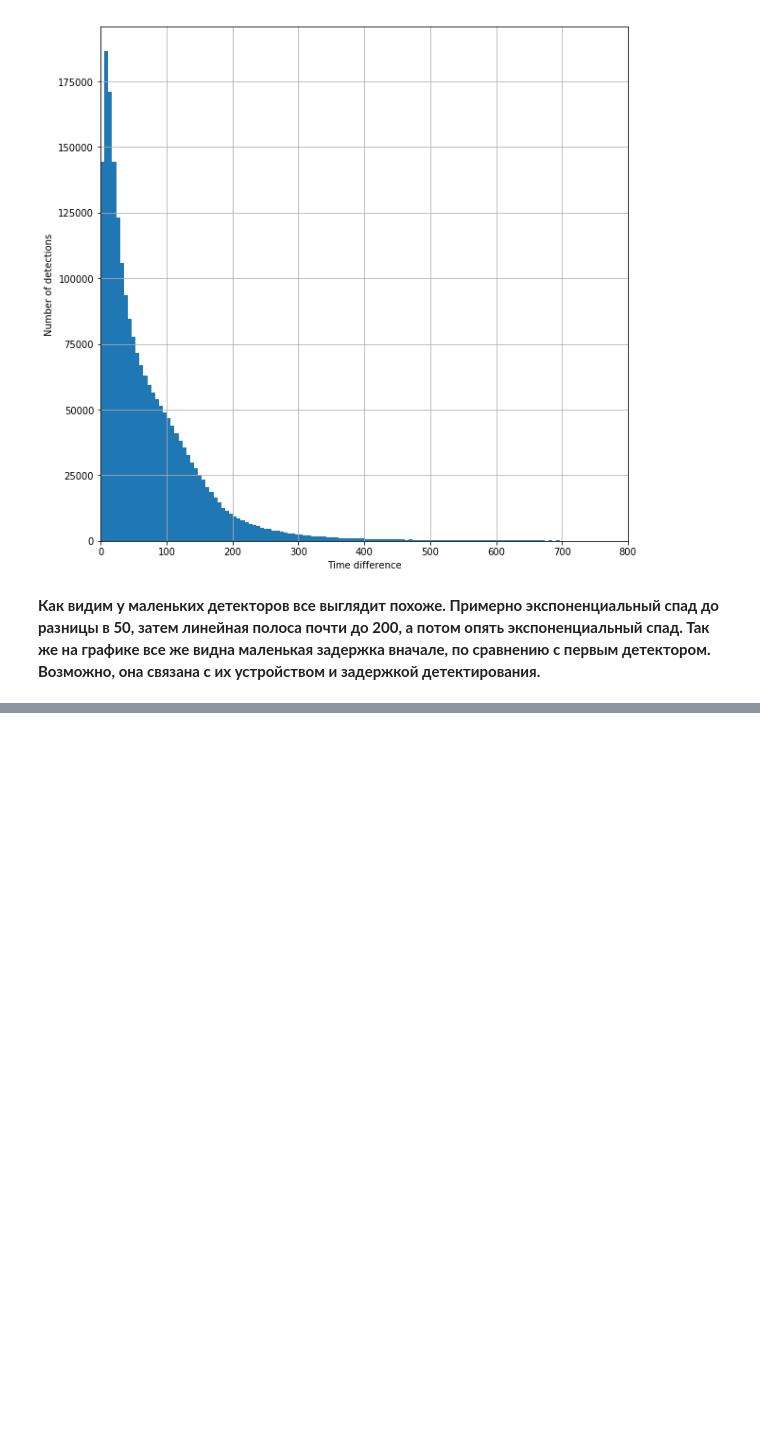
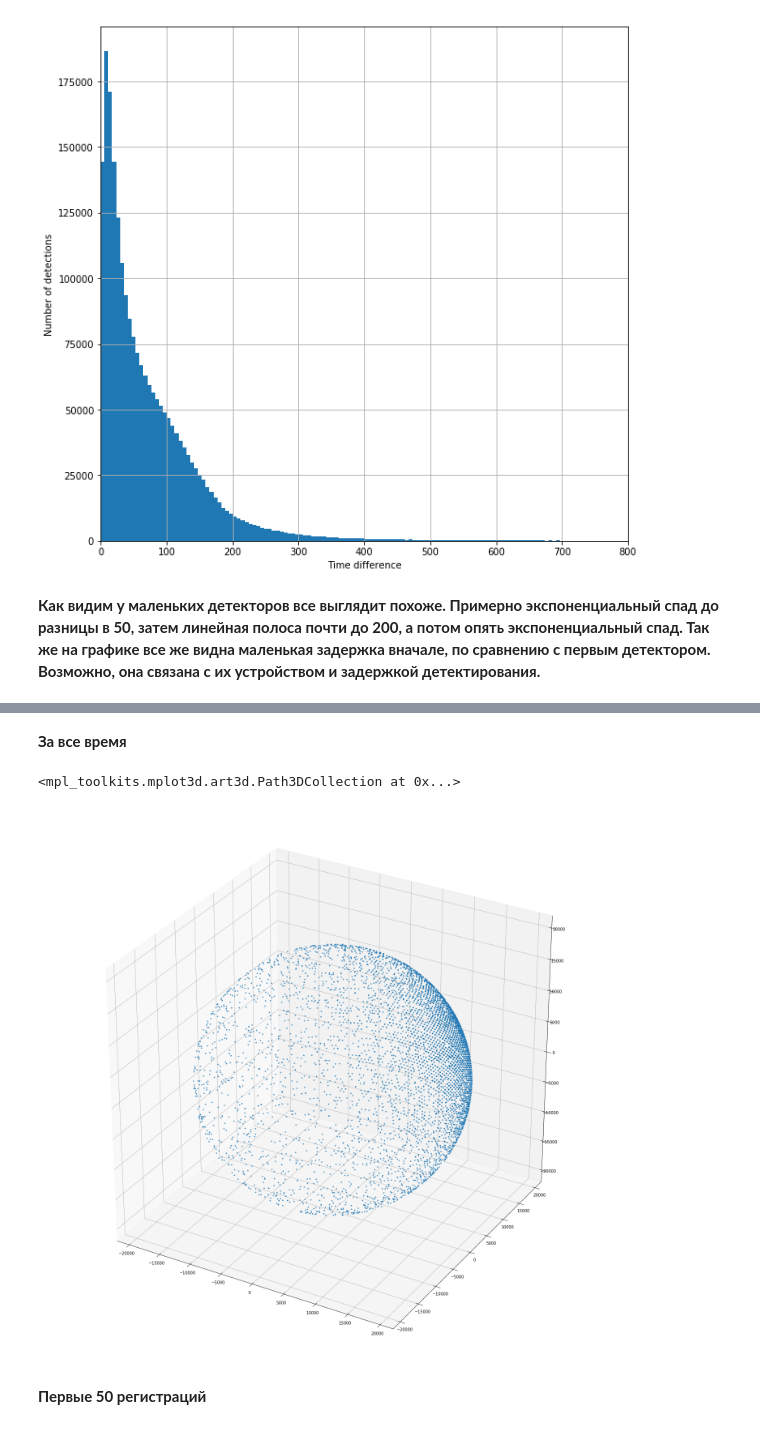
Before and after one commit to VProv/JUNO, a Jupyter notebook: notebooks/EDA.ipynb, the cells around one changed output, grey strips where cells are left out. Drawn from its saved outputs; the diff is of its cells as text; code cells hidden in the pictures; blank space fills up the shorter version.

```diff
--- a/notebooks/EDA.ipynb
+++ b/notebooks/EDA.ipynb
@@ -191,0 +264,15 @@ Wall time: 208 ms
+# %%
+x = sample_merged['pmt_x']
+y = sample_merged['pmt_y']
+z = sample_merged['pmt_z']
+# %% [markdown]
+**За все время**
+# %%
+fig = plt.figure(figsize=(25, 25))
+ax = fig.add_subplot(111, projection='3d')
+ax.scatter(x, y, z, marker='o', s=5, alpha=0.7)
+# %% [output]
+<mpl_toolkits.mplot3d.art3d.Path3DCollection at 0x...>
+[figure, added]
+# %% [markdown]
+**Первые 50 регистраций**
```
Also changed, not shown: parts of 25 cells of this notebook.
